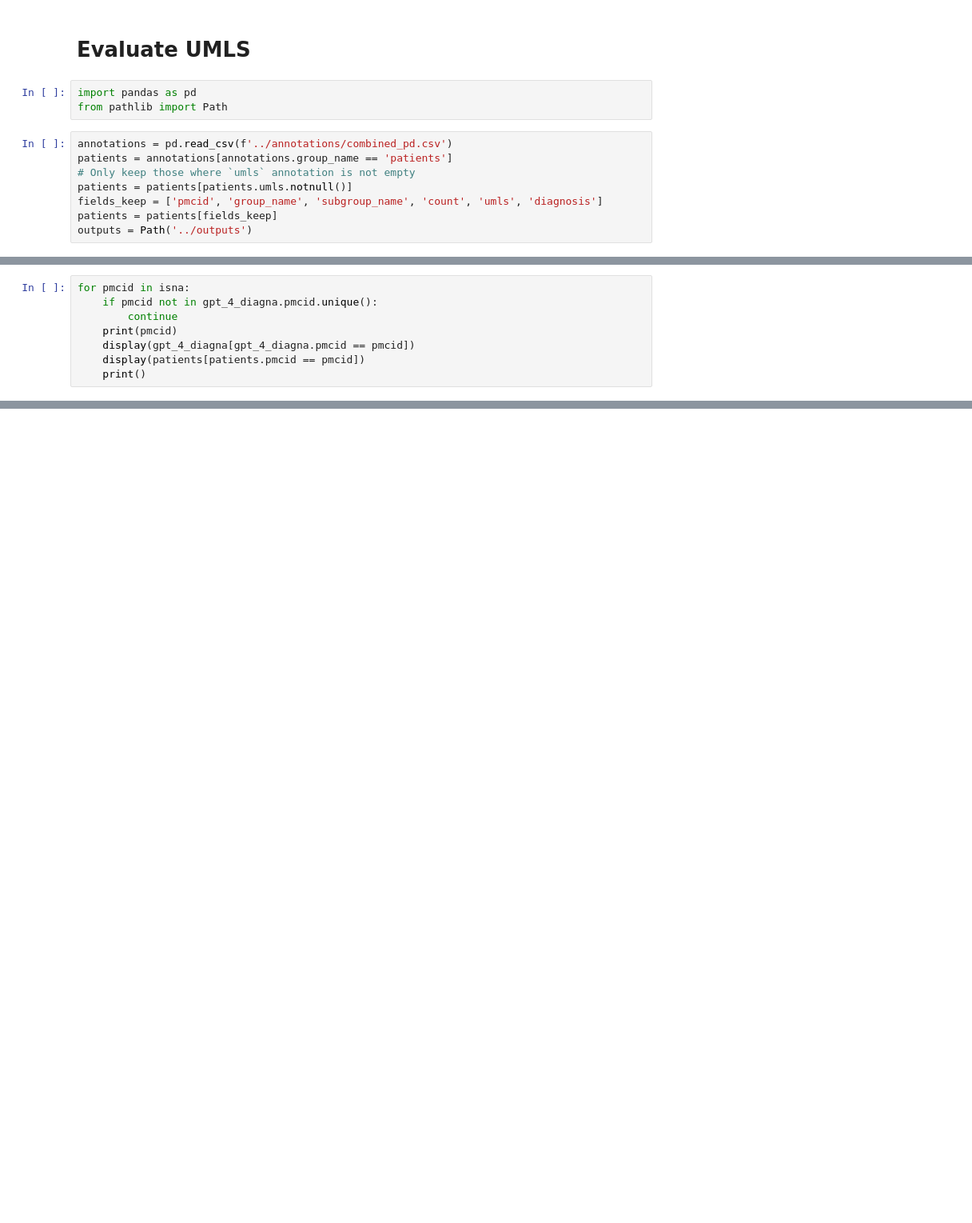
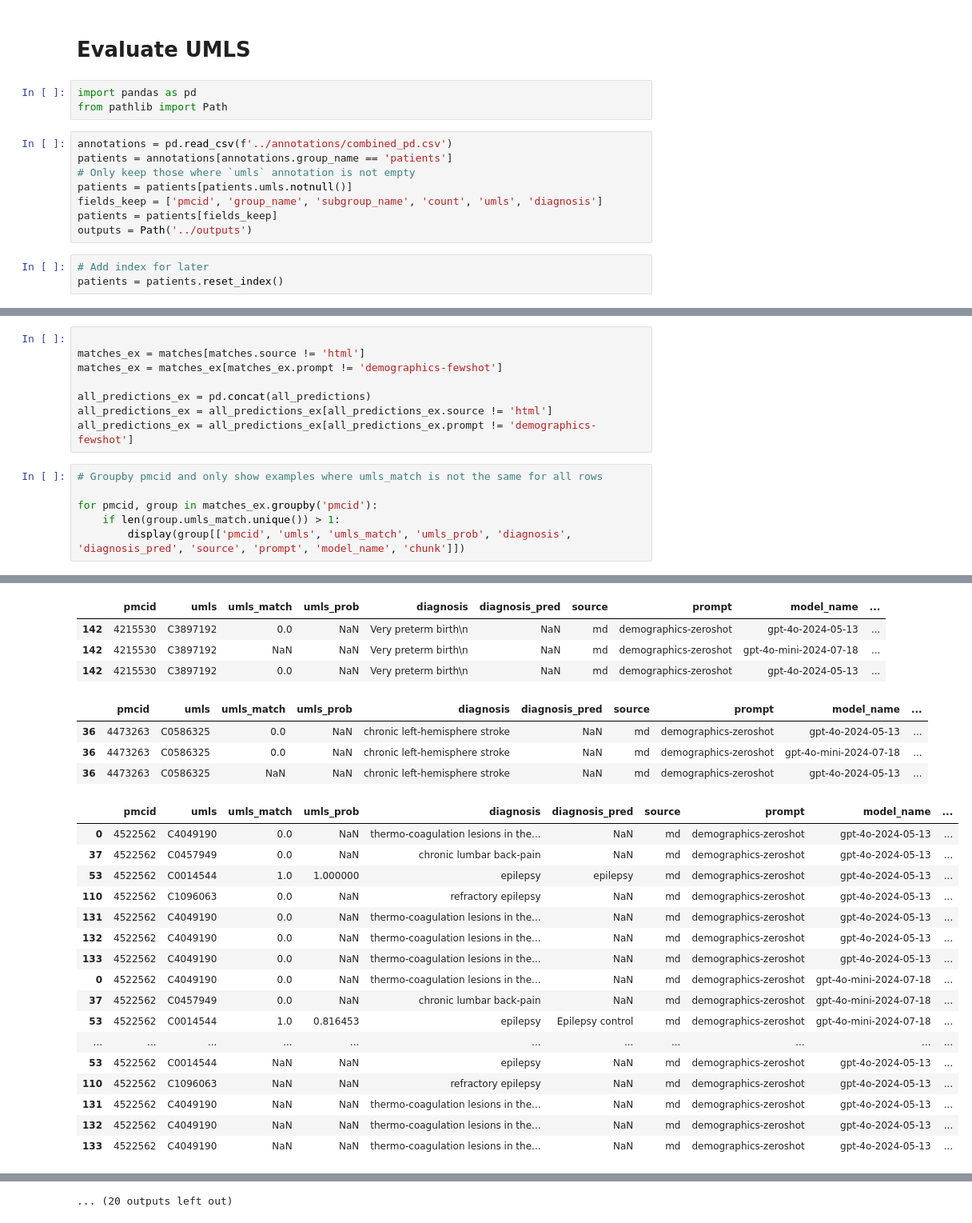
Before and after one commit to adelavega/biomed-llm-retrieval, a Jupyter notebook: analysis/umls_evaluate_compare.ipynb, the cells around one changed output, grey strips where cells are left out. Shown at 80% size. Saved outputs shown, nothing was run; the diff lists cells and outputs as text; blank space fills up the shorter version.

```diff
--- a/analysis/umls_evaluate_compare.ipynb
+++ b/analysis/umls_evaluate_compare.ipynb
@@ -11,6 +11,9 @@ patients = patients[patients.umls.notnull()]
 fields_keep = ['pmcid', 'group_name', 'subgroup_name', 'count', 'umls', 'diagnosis']
 patients = patients[fields_keep]
 outputs = Path('../outputs')
+# %%
+# Add index for later
+patients = patients.reset_index()
 # %%
 all_predictions = []
 for pred in list(outputs.glob('*umls*')):
@@ -113,8 +87,0 @@ set()
-# %%
-for pmcid in isna:
-    if pmcid not in gpt_4_diagna.pmcid.unique():
-        continue
-    print(pmcid)
-    display(gpt_4_diagna[gpt_4_diagna.pmcid == pmcid])
-    display(patients[patients.pmcid == pmcid])
-    print()
@@ -149,0 +108,15 @@ for pmcid in isna:
+# %%
+
+matches_ex = matches[matches.source != 'html']
+matches_ex = matches_ex[matches_ex.prompt != 'demographics-fewshot']
+
+all_predictions_ex = pd.concat(all_predictions)
+all_predictions_ex = all_predictions_ex[all_predictions_ex.source != 'html']
+all_predictions_ex = all_predictions_ex[all_predictions_ex.prompt != 'demographics-fewshot']
+# %%
+# Groupby pmcid and only show examples where umls_match is not the same for all rows
+
+for pmcid, group in matches_ex.groupby('pmcid'):
+    if len(group.umls_match.unique()) > 1:
+        display(group[['pmcid', 'umls', 'umls_match', 'umls_prob', 'diagnosis', 'diagnosis_pred', 'source', 'prompt', 'model_name', 'chunk']])
+# %% [output]
@@ -149,0 +127,25 @@ for pmcid in isna:
+|  | pmcid | umls | umls_match | umls_prob | diagnosis | diagnosis_pred | source | prompt | model_name | ... |
+| 142 | 4215530 | C3897192 | 0.0 | NaN | Very preterm birth\n | NaN | md | demographics-zeroshot | gpt-4o-2024-05-13 | ... |
+| 142 | 4215530 | C3897192 | NaN | NaN | Very preterm birth\n | NaN | md | demographics-zeroshot | gpt-4o-mini-2024-07-18 | ... |
+| 142 | 4215530 | C3897192 | 0.0 | NaN | Very preterm birth\n | NaN | md | demographics-zeroshot | gpt-4o-2024-05-13 | ... |
+|  | pmcid | umls | umls_match | umls_prob | diagnosis | diagnosis_pred | source | prompt | model_name | ... |
+| 36 | 4473263 | C0586325 | 0.0 | NaN | chronic left-hemisphere stroke | NaN | md | demographics-zeroshot | gpt-4o-2024-05-13 | ... |
+| 36 | 4473263 | C0586325 | 0.0 | NaN | chronic left-hemisphere stroke | NaN | md | demographics-zeroshot | gpt-4o-mini-2024-07-18 | ... |
+| 36 | 4473263 | C0586325 | NaN | NaN | chronic left-hemisphere stroke | NaN | md | demographics-zeroshot | gpt-4o-2024-05-13 | ... |
+|  | pmcid | umls | umls_match | umls_prob | diagnosis | diagnosis_pred | source | prompt | model_name | ... |
+| 0 | 4522562 | C4049190 | 0.0 | NaN | thermo-coagulation lesions in the... | NaN | md | demographics-zeroshot | gpt-4o-2024-05-13 | ... |
+| 37 | 4522562 | C0457949 | 0.0 | NaN | chronic lumbar back-pain | NaN | md | demographics-zeroshot | gpt-4o-2024-05-13 | ... |
+| 53 | 4522562 | C0014544 | 1.0 | 1.000000 | epilepsy | epilepsy | md | demographics-zeroshot | gpt-4o-2024-05-13 | ... |
+| 110 | 4522562 | C1096063 | 0.0 | NaN | refractory epilepsy | NaN | md | demographics-zeroshot | gpt-4o-2024-05-13 | ... |
+| 131 | 4522562 | C4049190 | 0.0 | NaN | thermo-coagulation lesions in the... | NaN | md | demographics-zeroshot | gpt-4o-2024-05-13 | ... |
+| 132 | 4522562 | C4049190 | 0.0 | NaN | thermo-coagulation lesions in the... | NaN | md | demographics-zeroshot | gpt-4o-2024-05-13 | ... |
+| 133 | 4522562 | C4049190 | 0.0 | NaN | thermo-coagulation lesions in the... | NaN | md | demographics-zeroshot | gpt-4o-2024-05-13 | ... |
+| 0 | 4522562 | C4049190 | 0.0 | NaN | thermo-coagulation lesions in the... | NaN | md | demographics-zeroshot | gpt-4o-mini-2024-07-18 | ... |
+| 37 | 4522562 | C0457949 | 0.0 | NaN | chronic lumbar back-pain | NaN | md | demographics-zeroshot | gpt-4o-mini-2024-07-18 | ... |
+| 53 | 4522562 | C0014544 | 1.0 | 0.816453 | epilepsy | Epilepsy control | md | demographics-zeroshot | gpt-4o-mini-2024-07-18 | ... |
+| ... | ... | ... | ... | ... | ... | ... | ... | ... | ... | ... |
+| 53 | 4522562 | C0014544 | NaN | NaN | epilepsy | NaN | md | demographics-zeroshot | gpt-4o-2024-05-13 | ... |
+| 110 | 4522562 | C1096063 | NaN | NaN | refractory epilepsy | NaN | md | demographics-zeroshot | gpt-4o-2024-05-13 | ... |
+| 131 | 4522562 | C4049190 | NaN | NaN | thermo-coagulation lesions in the... | NaN | md | demographics-zeroshot | gpt-4o-2024-05-13 | ... |
+| 132 | 4522562 | C4049190 | NaN | NaN | thermo-coagulation lesions in the... | NaN | md | demographics-zeroshot | gpt-4o-2024-05-13 | ... |
+| 133 | 4522562 | C4049190 | NaN | NaN | thermo-coagulation lesions in the... | NaN | md | demographics-zeroshot | gpt-4o-2024-05-13 | ... |
@@ -149,0 +190 @@ for pmcid in isna:
+... (20 outputs left out)
```
Also changed, not shown: parts of 13 cells of this notebook, 3 other files.
